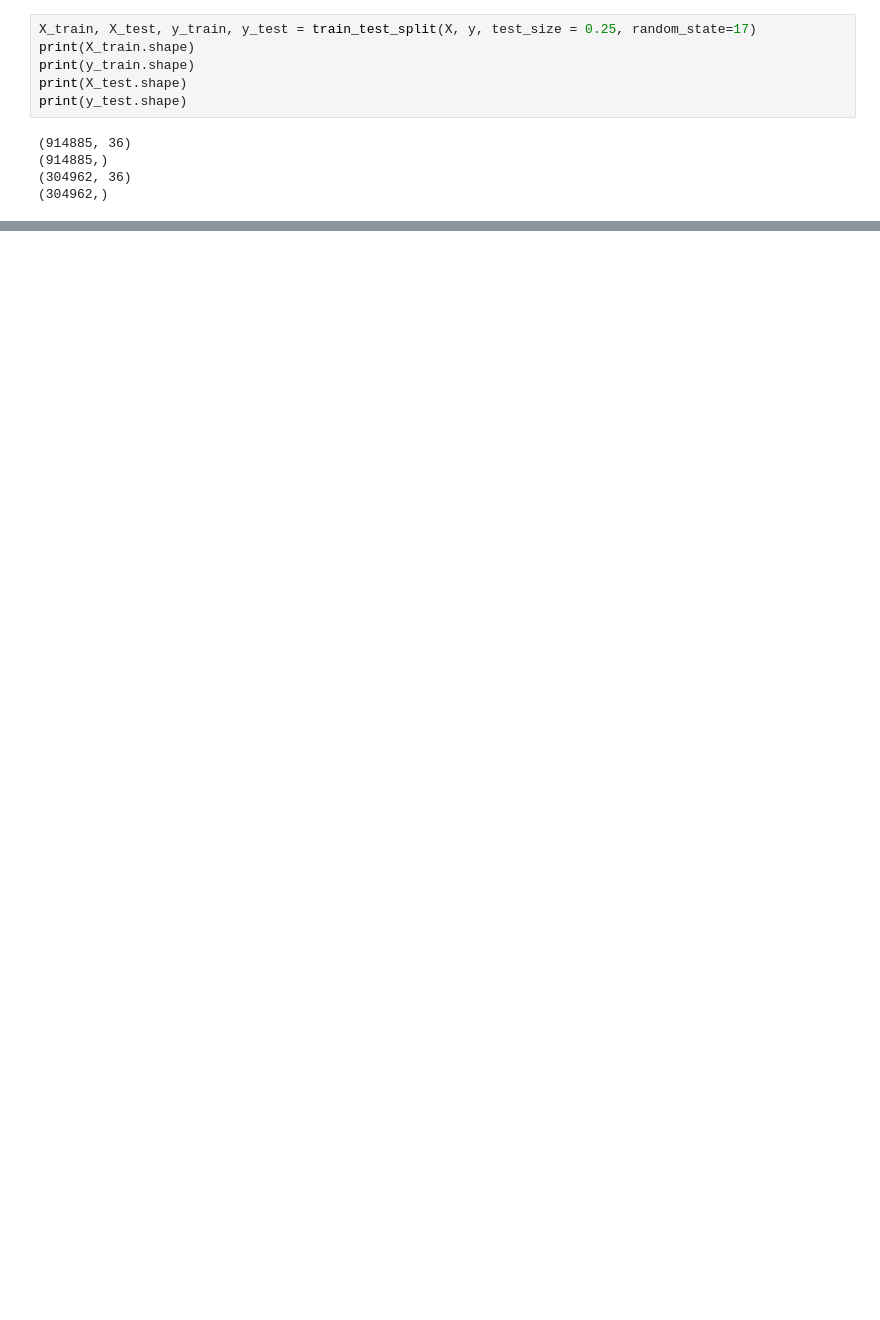
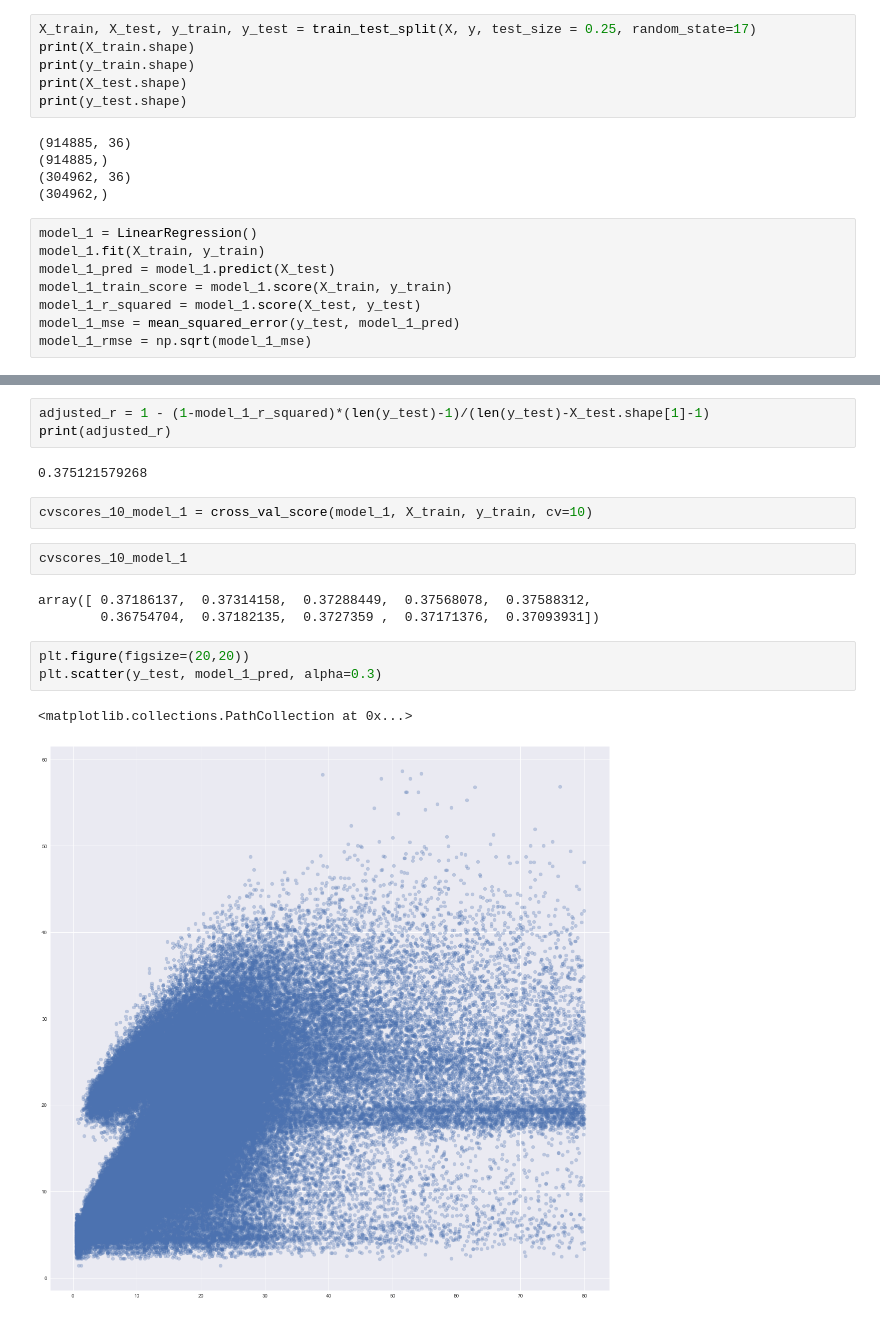
Before and after one commit to mcassi17/Bikeshare_Time_Prediction, a Jupyter notebook: Initial_Machine_Learning.ipynb, the cells around one changed output, grey strips where cells are left out. Saved outputs shown, nothing was run; the diff lists cells and outputs as text; blank space fills up the shorter version.

```diff
--- a/Initial_Machine_Learning.ipynb
+++ b/Initial_Machine_Learning.ipynb
@@ -268,3 +277,11 @@ print(y_test.shape)
 (914885,)
 (304962, 36)
 (304962,)
+# %%
+model_1 = LinearRegression()
+model_1.fit(X_train, y_train)
+model_1_pred = model_1.predict(X_test)
+model_1_train_score = model_1.score(X_train, y_train)
+model_1_r_squared = model_1.score(X_test, y_test)
+model_1_mse = mean_squared_error(y_test, model_1_pred)
+model_1_rmse = np.sqrt(model_1_mse)
@@ -270,0 +298,18 @@ print(y_test.shape)
+# %%
+adjusted_r = 1 - (1-model_1_r_squared)*(len(y_test)-1)/(len(y_test)-X_test.shape[1]-1)
+print(adjusted_r)
+# %% [output]
+0.375121579268
+# %%
+cvscores_10_model_1 = cross_val_score(model_1, X_train, y_train, cv=10)
+# %%
+cvscores_10_model_1
+# %% [output]
+array([ 0.37186137,  0.37314158,  0.37288449,  0.37568078,  0.37588312,
+        0.36754704,  0.37182135,  0.3727359 ,  0.37171376,  0.37093931])
+# %%
+plt.figure(figsize=(20,20))
+plt.scatter(y_test, model_1_pred, alpha=0.3)
+# %% [output]
+<matplotlib.collections.PathCollection at 0x...>
+[figure, added]
```
Also changed, not shown: parts of 8 cells of this notebook.
